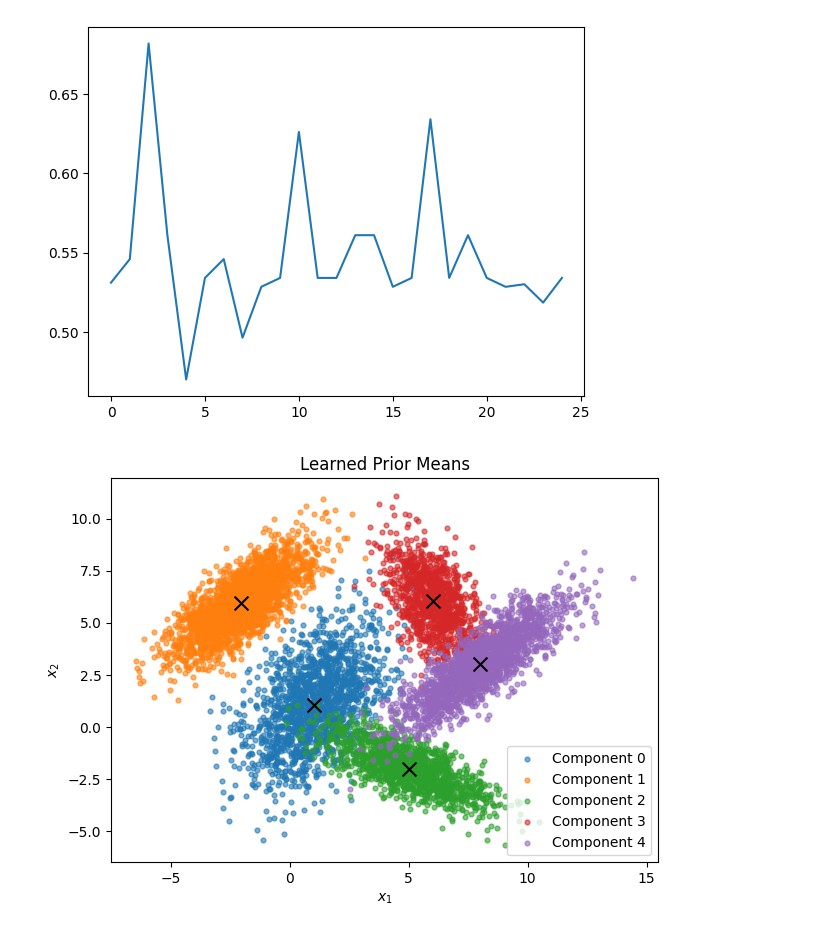
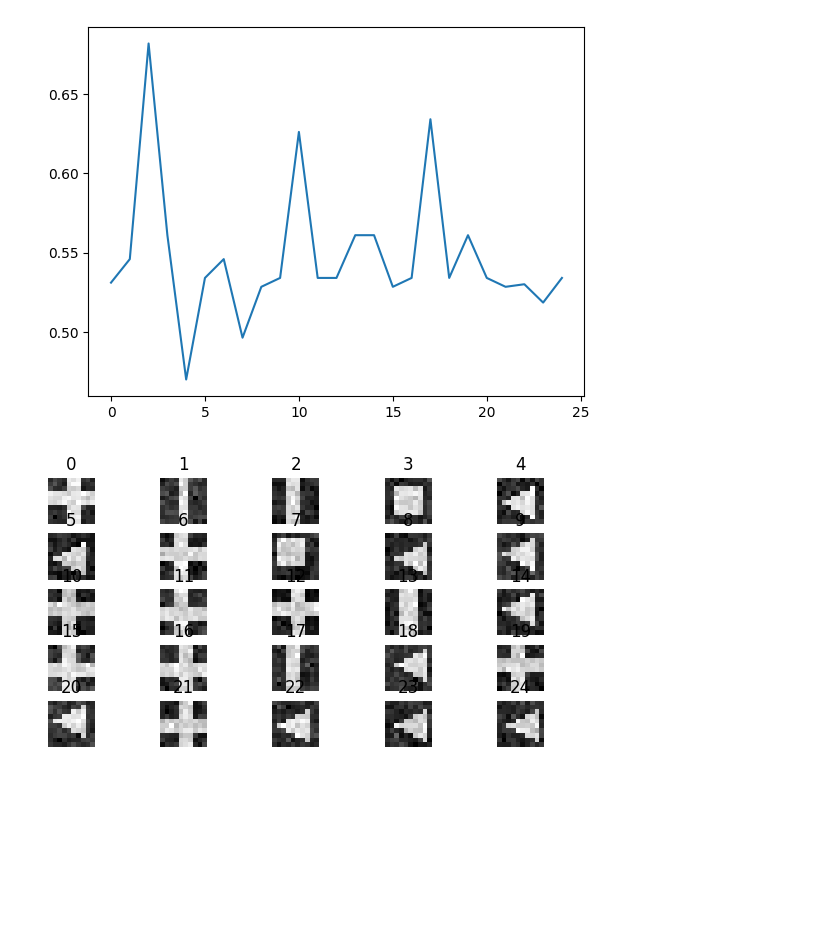
Before and after one commit to jimmyjz1127/bayesian-mixture-model-missing-data, a Jupyter notebook: Week6/GMMVI_MeanField.ipynb, the cells around one changed output. Saved outputs shown, nothing was run; the diff lists cells and outputs as text; code cells hidden in the pictures; blank space fills up the shorter version.

```diff
--- a/Week6/GMMVI_MeanField.ipynb
+++ b/Week6/GMMVI_MeanField.ipynb
@@ -749,11 +749,18 @@ plt.plot(scores)
 plt.show()
 # %% [output]
 [figure]
-# %%
-'''
-    Plot learned mean priors (m_k) against ground truth clusters
-'''
-
-plot_clusters(X_train,y_train,5,m,title="Learned Prior Means")
-# %% [output]
-[figure, removed]
+# %%
+X_train = np.load("./../../Datasets/Gaussian/Processed/shapes/X_train_shapes.npy")
+y_train = np.load("./../../Datasets/Gaussian/Processed/shapes/y_train_shapes.npy")
+# %%
+figure = plt.figure(figsize=(7, 3.5))
+rows, cols= 5, 5
+for k in range(25):
+    img = X_train[k, :].reshape(10, 10)
+    figure.add_subplot(rows, cols, k+1)
+    plt.title(k)
+    plt.axis("off")
+    plt.imshow(img, cmap="gray")
+plt.show()
+# %% [output]
+[figure, added]
```
Also changed, not shown: parts of 1 cell of this notebook, 5 other files.
